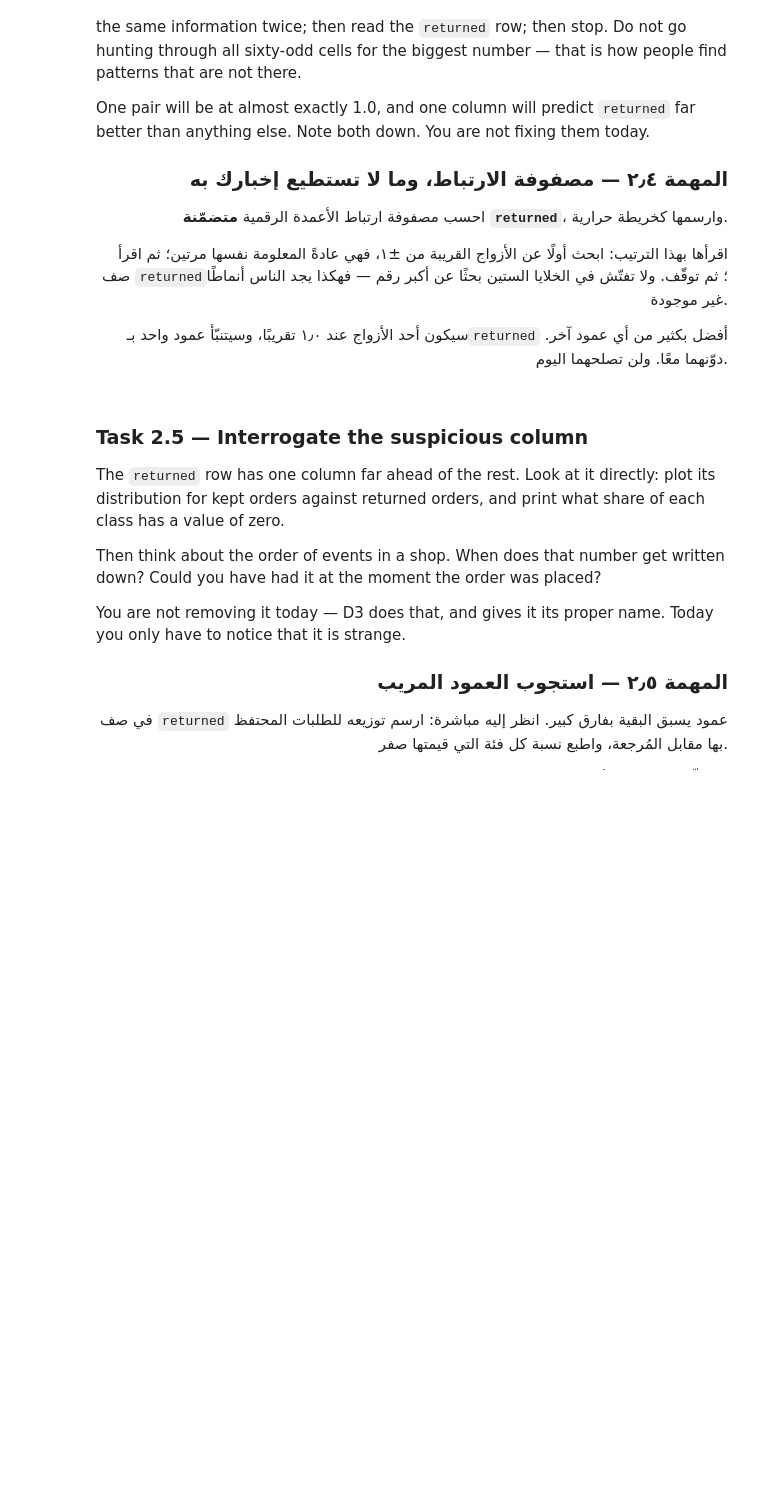
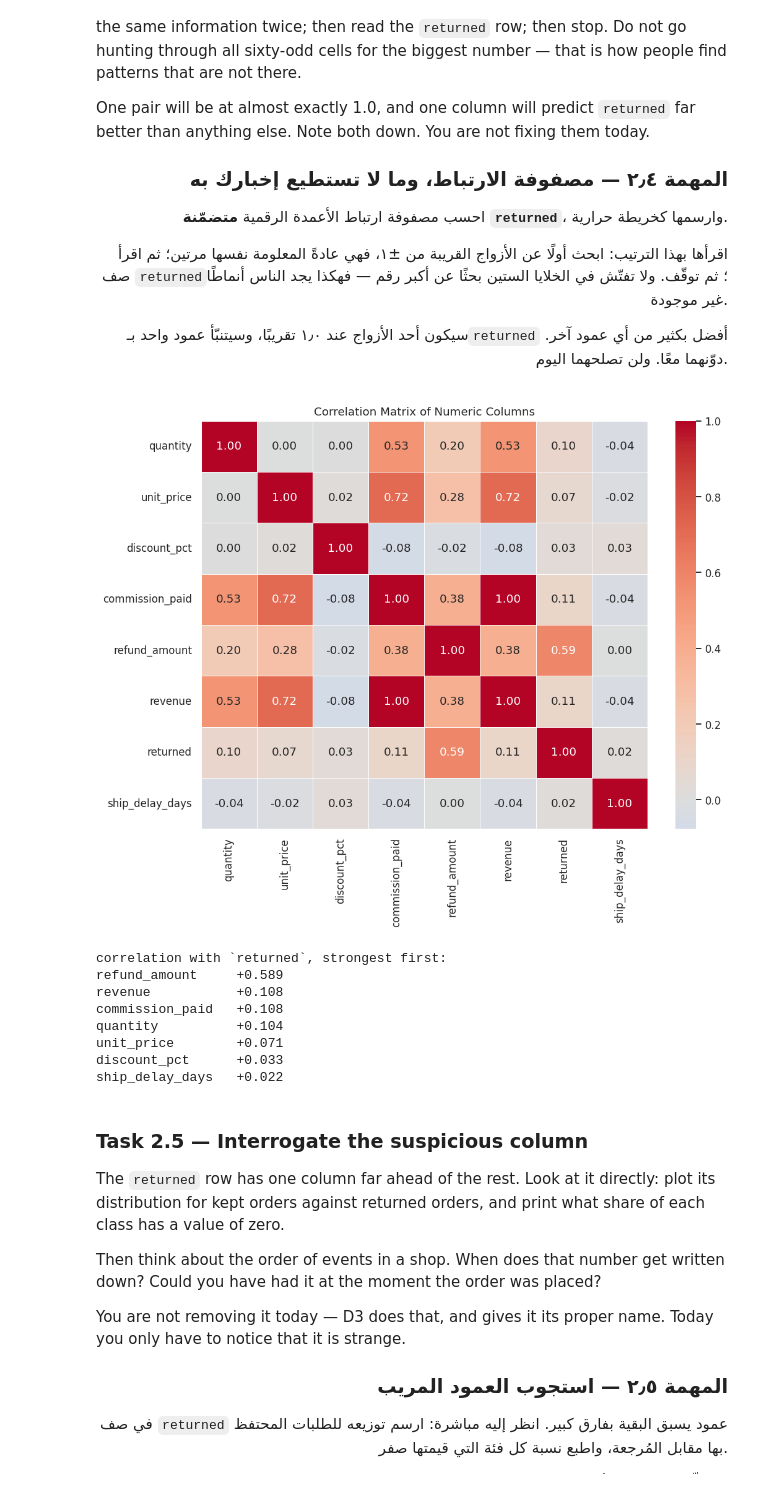
Before and after one commit to 43u0/AIEP_Olo_student, a Jupyter notebook: week_2_data_engineering/labs_v2/D2_eda_and_visualisation/D2_eda_and_visualisation_blank.ipynb, the cells around one changed output. Saved outputs shown, nothing was run; the diff lists cells and outputs as text; code cells hidden in the pictures; blank space fills up the shorter version.

```diff
--- a/week_2_data_engineering/labs_v2/D2_eda_and_visualisation/D2_eda_and_visualisation_blank.ipynb
+++ b/week_2_data_engineering/labs_v2/D2_eda_and_visualisation/D2_eda_and_visualisation_blank.ipynb
@@ -522,28 +520,60 @@ anything else. Note both down. You are not fixing them today.
 # %%
 # ────────────────────────────────────────────────────────────────────
 # 1) Select the numeric columns, but drop the ones that are identifiers rather than
 #    measurements — an order id has no meaningful correlation with anything.
 # 2) Compute the correlation matrix and draw it with a diverging colour map centred
 #    on zero, so positive and negative are visually distinct.
 # 3) Annotate the cells; an unlabelled heatmap cannot be read precisely.
 # 4) Print the `returned` row on its own, sorted, so the ranking is explicit.
 # Search: "seaborn heatmap annot corr diverging"
 # https://seaborn.pydata.org/generated/seaborn.heatmap.html
 #
 # ١) اختر الأعمدة الرقمية، واستبعد ما هو معرّف لا قياس — فرقم الطلب لا ارتباط
 #    ذا معنى له بأي شيء.
 # ٢) احسب مصفوفة الارتباط وارسمها بخريطة ألوان متباعدة مركزها الصفر، ليتمايز
 #    الموجب عن السالب بصريًّا.
 # ٣) اكتب القيم داخل الخلايا؛ فالخريطة بلا تسميات لا تُقرأ بدقّة.
 # ٤) اطبع صف `returned` وحده مرتّبًا، ليكون الترتيب صريحًا.
 # ابحث عن: "seaborn heatmap annot corr diverging"
 # ────────────────────────────────────────────────────────────────────
 
 DROP_FROM_CORR = ["order_id"]
 # TODO: Build and plot the correlation matrix of the numeric columns including `returned`, then print the `returned` row sorted by absolute strength.
 # مهمة: ابنِ وارسم مصفوفة ارتباط الأعمدة الرقمية متضمّنة `returned`، ثم اطبع صف `returned` مرتّبًا حسب القوة المطلقة.
+
+# Select numeric columns, excluding specified ones
+numeric_cols = raw.select_dtypes(include=np.number).columns.drop(DROP_FROM_CORR)
+corr_matrix = raw[numeric_cols].corr()
+
+# Plot the correlation matrix heatmap
+fig, ax = plt.subplots(figsize=(10, 8))
+sns.heatmap(corr_matrix, annot=True, cmap='coolwarm', fmt=".2f", linewidths=.5, ax=ax, center=0)
+ax.set_title("Correlation Matrix of Numeric Columns")
+plt.tight_layout()
+
+# Save the chart
+chart_path = CHART_DIR / "correlation_heatmap.png"
+plt.savefig(chart_path)
+plt.show()
+
+returned_corr = (
+    corr_matrix["returned"]
+    .drop("returned")
+    .sort_values(key=abs, ascending=False)
+)
+
 print("correlation with `returned`, strongest first:")
 print(returned_corr.to_string(float_format="{:+.3f}".format))
+# %% [output]
+[figure, added]
+correlation with `returned`, strongest first:
+refund_amount     +0.589
+revenue           +0.108
+commission_paid   +0.108
+quantity          +0.104
+unit_price        +0.071
+discount_pct      +0.033
+ship_delay_days   +0.022
 # %% [markdown]
 ### Task 2.5 — Interrogate the suspicious column
 
```
Also changed, not shown: parts of 11 cells of this notebook.
